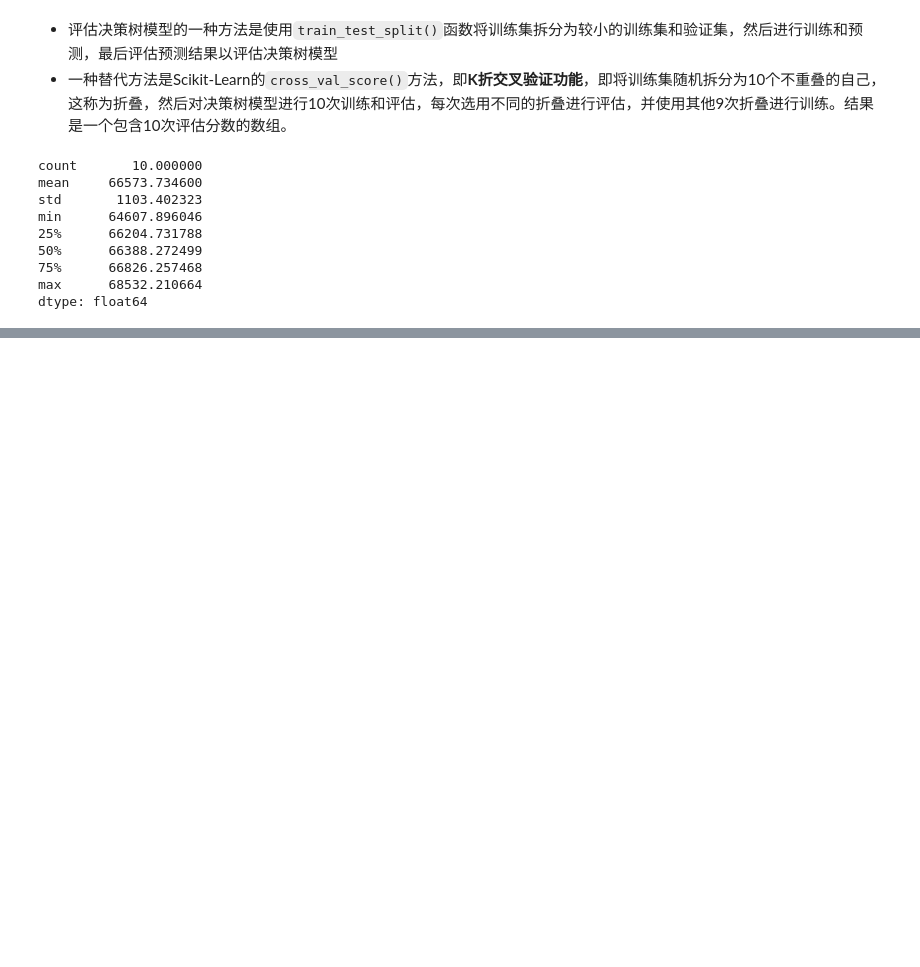
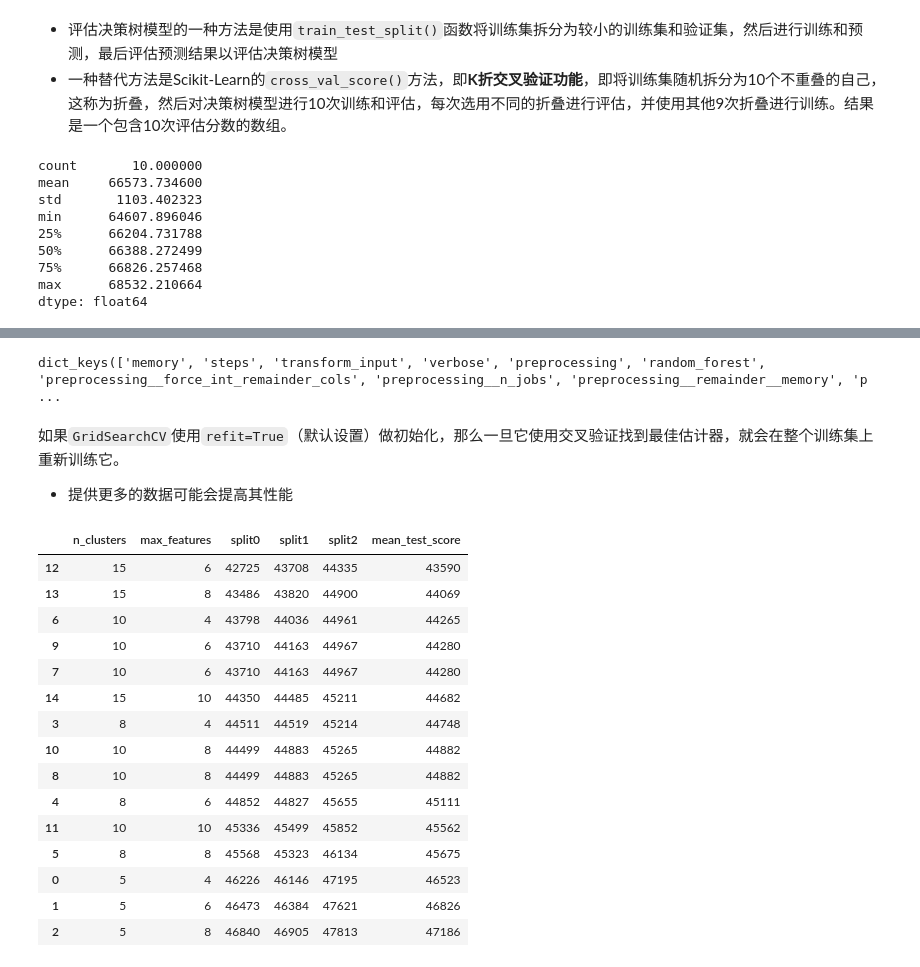
Before and after one commit to machao318927/Hands-On-Machine-Learning, a Jupyter notebook: my-study/02_End-to-end Machine Learning project.ipynb, the cells around one changed output, grey strips where cells are left out. Cells and saved outputs as stored; diff of their text form; code cells hidden in the pictures; blank space fills up the shorter version.

```diff
--- a/my-study/02_End-to-end Machine Learning project.ipynb
+++ b/my-study/02_End-to-end Machine Learning project.ipynb
@@ -4404,0 +4497,44 @@ dtype: float64
+# %%
+# 通过查看 `full_pipeline.get_params().keys()` 来获取可用于调优的完整超参数列表：
+full_pipeline.get_params().keys()
+# %% [output]
+dict_keys(['memory', 'steps', 'transform_input', 'verbose', 'preprocessing', 'random_forest', 'preprocessing__force_int_remainder_cols', 'preprocessing__n_jobs', 'preprocessing__remainder__memory', 'p ...
+# %% [markdown]
+如果`GridSearchCV`使用`refit=True`（默认设置）做初始化，那么一旦它使用交叉验证找到最佳估计器，就会在整个训练集上重新训练它。
+- 提供更多的数据可能会提高其性能
+# %%
+# 使用grid_search.cv_results_可获得评估分数
+# 可包装为DataFrame：
+#   其中包含1.每个超参数组合和2.每个交叉验证的所有测试分数以及3.所有拆分的平均测试分数
+cv_res = pd.DataFrame(grid_search.cv_results_)
+
+# cv_res
+
+cv_res.sort_values(by=['mean_test_score'], ascending=False, inplace=True)
+
+cv_res = cv_res[["param_preprocessing__geo__n_clusters",
+                 "param_random_forest__max_features", "split0_test_score",
+                 "split1_test_score", "split2_test_score", "mean_test_score",]]
+score_cols = ["split0", "split1", "split2", "mean_test_score"]
+cv_res.columns = ["n_clusters", "max_features"] + score_cols
+
+cv_res[score_cols] = -cv_res[score_cols].round().astype(np.int64)
+
+cv_res
+# %% [output]
+|  | n_clusters | max_features | split0 | split1 | split2 | mean_test_score |
+| 12 | 15 | 6 | 42725 | 43708 | 44335 | 43590 |
+| 13 | 15 | 8 | 43486 | 43820 | 44900 | 44069 |
+| 6 | 10 | 4 | 43798 | 44036 | 44961 | 44265 |
+| 9 | 10 | 6 | 43710 | 44163 | 44967 | 44280 |
+| 7 | 10 | 6 | 43710 | 44163 | 44967 | 44280 |
+| 14 | 15 | 10 | 44350 | 44485 | 45211 | 44682 |
+| 3 | 8 | 4 | 44511 | 44519 | 45214 | 44748 |
+| 10 | 10 | 8 | 44499 | 44883 | 45265 | 44882 |
+| 8 | 10 | 8 | 44499 | 44883 | 45265 | 44882 |
+| 4 | 8 | 6 | 44852 | 44827 | 45655 | 45111 |
+| 11 | 10 | 10 | 45336 | 45499 | 45852 | 45562 |
+| 5 | 8 | 8 | 45568 | 45323 | 46134 | 45675 |
+| 0 | 5 | 4 | 46226 | 46146 | 47195 | 46523 |
+| 1 | 5 | 6 | 46473 | 46384 | 47621 | 46826 |
+| 2 | 5 | 8 | 46840 | 46905 | 47813 | 47186 |
```
Also changed, not shown: parts of 11 cells of this notebook, 1 other file.
